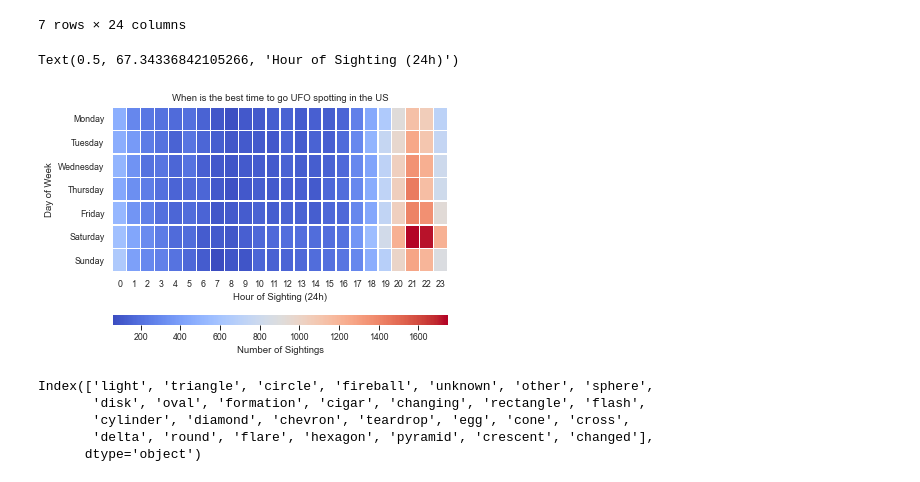
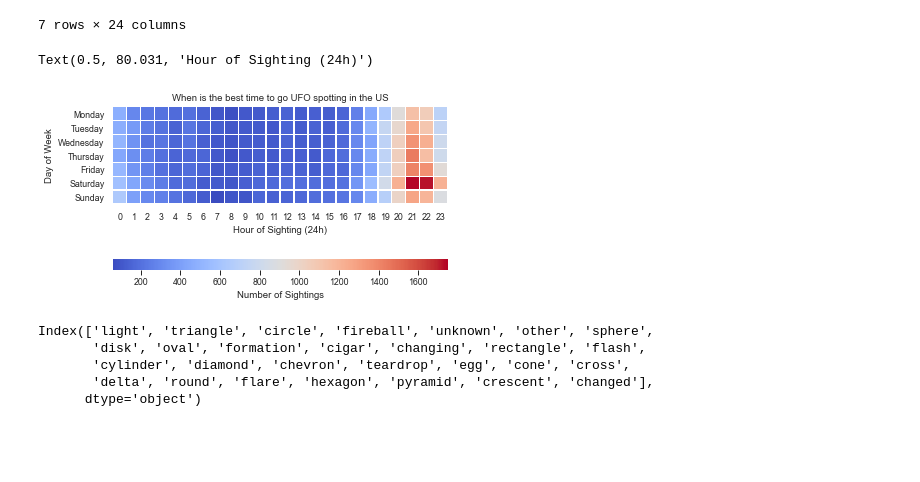
Before and after one commit to weirdyang/practice, a Jupyter notebook: aliens/aliens-exploration.ipynb, the cells around one changed output. Saved outputs shown, nothing was run; the diff lists cells and outputs as text; code cells hidden in the pictures; blank space fills up the shorter version.

Commit message:
uploading images

```diff
--- a/aliens/aliens-exploration.ipynb
+++ b/aliens/aliens-exploration.ipynb
@@ -182,24 +182,24 @@ us_heatmap = us_data.pivot_table(index='weekday',
 # %%
 sns.set_style('darkgrid')
 sns.set_context('paper')
 #plot points
-grid_kws = {"height_ratios": (.9, .05), "hspace": .5}
+grid_kws = {"height_ratios": (.95, .05), "hspace": 0}
 f, (ax, cbar_ax) = plt.subplots(2, gridspec_kw=grid_kws)
 sns.heatmap(us_heatmap,
     annot=False,
     fmt="g",
     square=True,
     cmap='coolwarm',
     linewidths=.5,
     ax=ax,
     cbar_ax=cbar_ax,
-    cbar_kws={"orientation": "horizontal", 'label': 'Number of Sightings'}).set_title('When is the best time to go UFO spotting in the US')
+    cbar_kws={"orientation": "horizontal", 'label': 'Number of Sightings', 'fraction' : 0.01}).set_title('When is the best time to go UFO spotting in the US')
 # ax2 = plt.axes()
 ax.set_ylabel('Day of Week')
 ax.set_xlabel('Hour of Sighting (24h)')
 # %% [output]
-Text(0.5, 67.34336842105266, 'Hour of Sighting (24h)')
+Text(0.5, 80.031, 'Hour of Sighting (24h)')
-[figure, old version]
+[figure, new version]
 # %%
 def construct_shapes_graph(df):
     sns.set_style('darkgrid')
```
Also changed, not shown: parts of 2 cells of this notebook, 2 other files.
